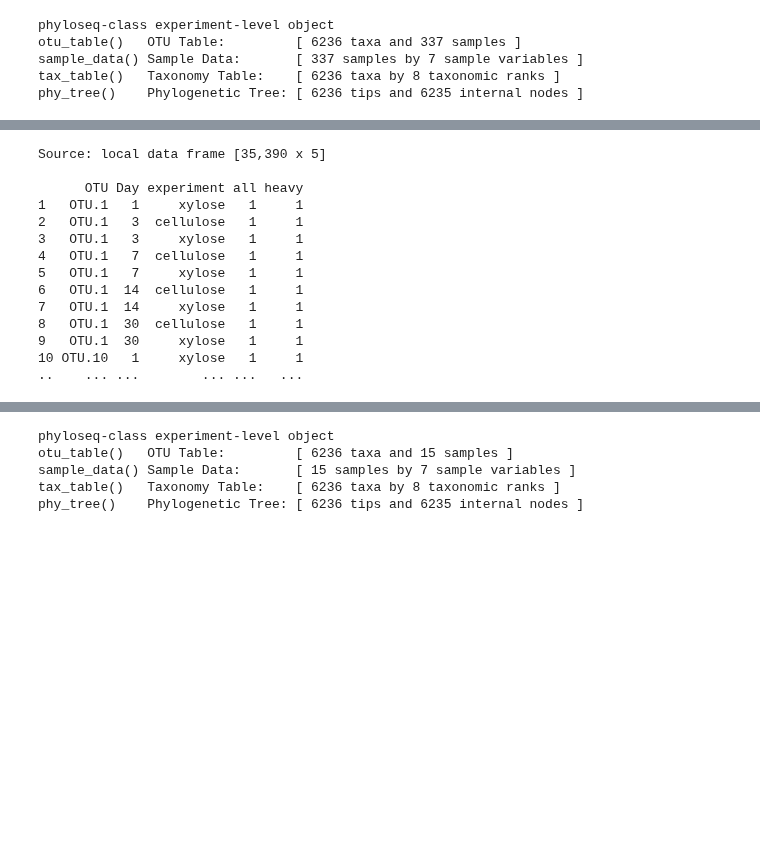
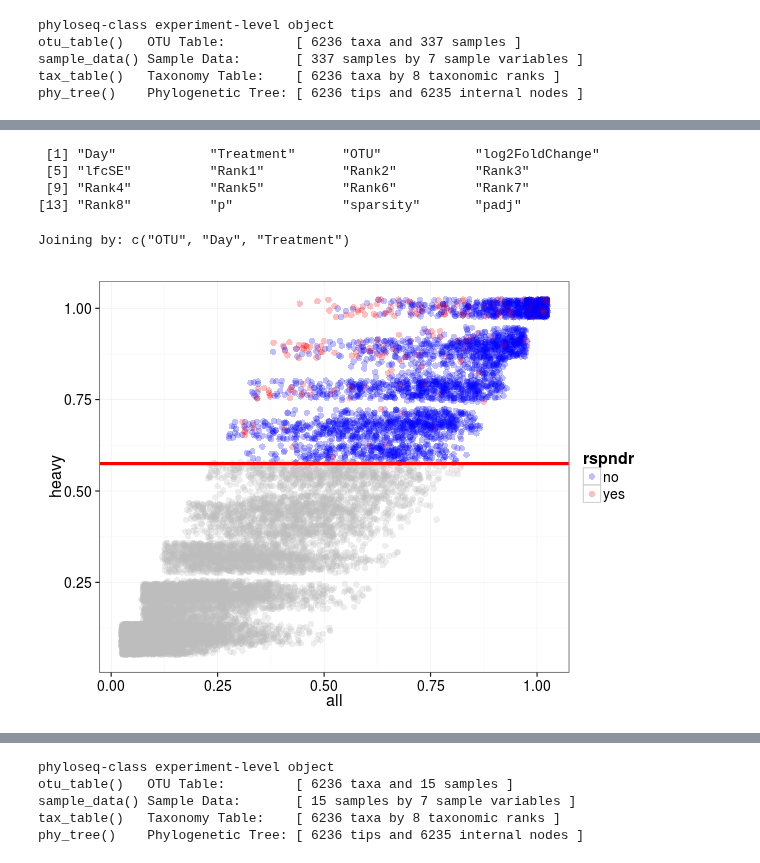
Before and after one commit to chuckpr/CSIP_succession_data_analysis, a Jupyter notebook: figures_and_stats/sparsity.ipynb, the cells around one changed output, grey strips where cells are left out. Drawn from its saved outputs; the diff is of its cells as text; code cells hidden in the pictures; blank space fills up the shorter version.

Commit message:
colors to heavy v all

```diff
--- a/figures_and_stats/sparsity.ipynb
+++ b/figures_and_stats/sparsity.ipynb
@@ -98,21 +89,41 @@ p
-# %%
-%%R
-d
-# %% [output]
-Source: local data frame [35,390 x 5]
-
-      OTU Day experiment all heavy
-1   OTU.1   1     xylose   1     1
-2   OTU.1   3  cellulose   1     1
-3   OTU.1   3     xylose   1     1
-4   OTU.1   7  cellulose   1     1
-5   OTU.1   7     xylose   1     1
-6   OTU.1  14  cellulose   1     1
-7   OTU.1  14     xylose   1     1
-8   OTU.1  30  cellulose   1     1
-9   OTU.1  30     xylose   1     1
-10 OTU.10   1     xylose   1     1
-..    ... ...        ... ...   ...
+# %%
+%%R
+l2fc.df = read.table("../data/l2fc_table.csv",
+           sep = ",",
+           header = TRUE)
+colnames(l2fc.df)
+# %% [output]
+ [1] "Day"            "Treatment"      "OTU"            "log2FoldChange"
+ [5] "lfcSE"          "Rank1"          "Rank2"          "Rank3"
+ [9] "Rank4"          "Rank5"          "Rank6"          "Rank7"
+[13] "Rank8"          "p"              "sparsity"       "padj"
+# %%
+%%R -w 625 -h 450
+d = sparsity.df %>% filter(fraction_nonzeros > 0) %>% group_by(add = FALSE) %>% spread(type, fraction_nonzeros)
+
+d = left_join(d, l2fc.df)
+
+d$rspndr = with(d, ifelse(padj <= 0.10, "yes", "no"))
+
+p = ggplot(d, aes(x = all, y = heavy, color = rspndr))
+
+p = p + geom_point(size = 3, alpha = 0.25, position = position_jitter(h = 0.025, w = 0.025))
+
+p = p + geom_hline(y = 0.60 - 0.025, size = 1.5, color = "red")
+
+p = p + theme_bw()
+
+p = p + theme(axis.text = element_text(size = 14),
+              axis.title = element_text(size = 16),
+              legend.title = element_text(size = 16),
+              legend.text = element_text(size = 14))
+
+p = p + scale_color_manual(values = c("blue", "red"), na.value = "gray")
+
+p
+# %% [output]
+Joining by: c("OTU", "Day", "Treatment")
+[figure, added]
 # %%
 %%R
 fit = lm(heavy ~ all, d)
```
Also changed, not shown: parts of 10 cells of this notebook.
